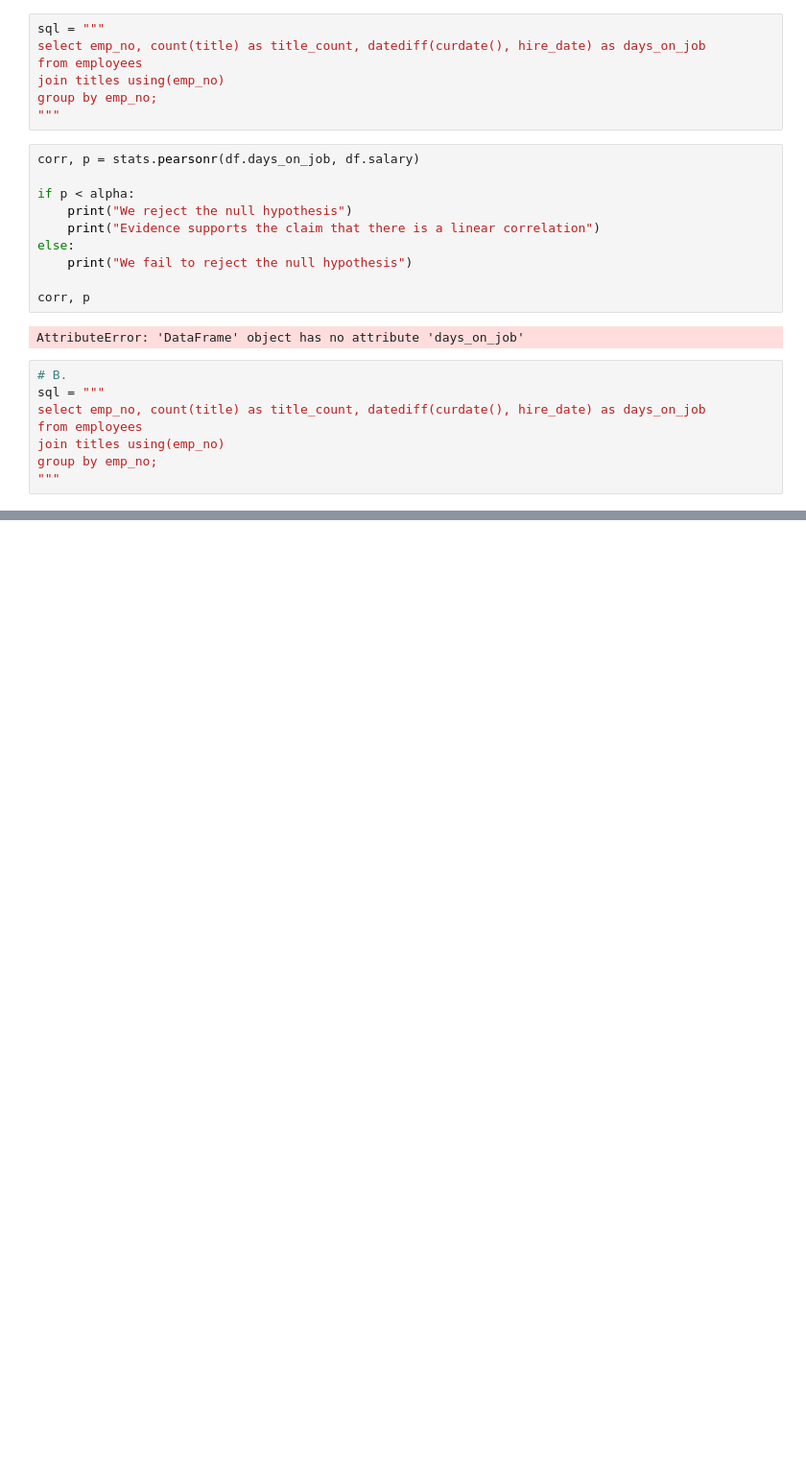
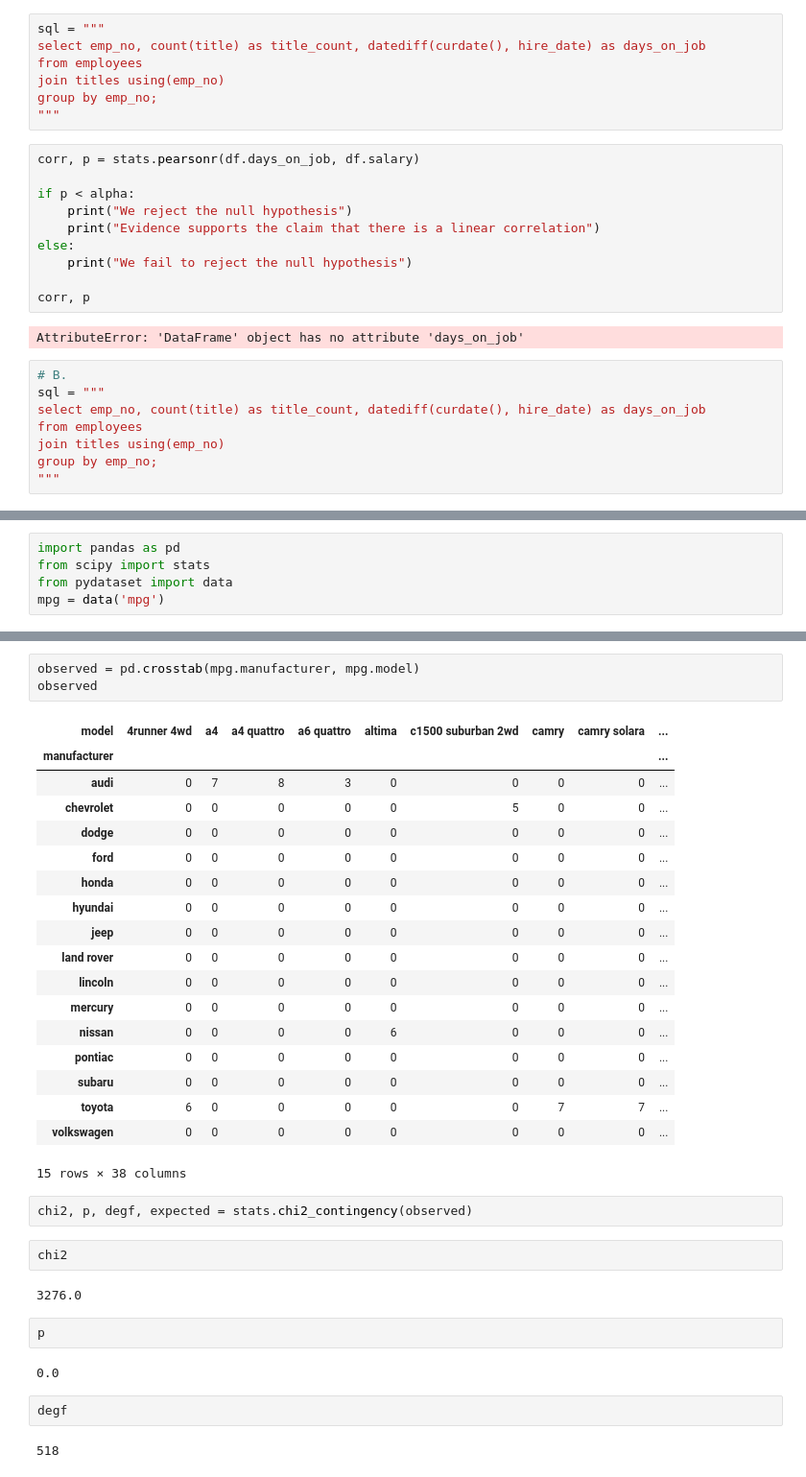
Before and after one commit to SLawsonWoods/statistics-exercises, a Jupyter notebook: hypothesis_testing.ipynb, the cells around one changed output, grey strips where cells are left out. Shown at 96% size. Cells and saved outputs as stored; diff of their text form; blank space fills up the shorter version.

```diff
--- a/hypothesis_testing.ipynb
+++ b/hypothesis_testing.ipynb
@@ -599,0 +634,5 @@ df.head()
+# %%
+import pandas as pd
+from scipy import stats
+from pydataset import data
+mpg = data('mpg')
@@ -599,0 +694,36 @@ df.head()
+# %%
+observed = pd.crosstab(mpg.manufacturer, mpg.model)
+observed
+# %% [output]
+| model | 4runner 4wd | a4 | a4 quattro | a6 quattro | altima | c1500 suburban 2wd | camry | camry solara | ... |
+| manufacturer |  |  |  |  |  |  |  |  | ... |
+| audi | 0 | 7 | 8 | 3 | 0 | 0 | 0 | 0 | ... |
+| chevrolet | 0 | 0 | 0 | 0 | 0 | 5 | 0 | 0 | ... |
+| dodge | 0 | 0 | 0 | 0 | 0 | 0 | 0 | 0 | ... |
+| ford | 0 | 0 | 0 | 0 | 0 | 0 | 0 | 0 | ... |
+| honda | 0 | 0 | 0 | 0 | 0 | 0 | 0 | 0 | ... |
+| hyundai | 0 | 0 | 0 | 0 | 0 | 0 | 0 | 0 | ... |
+| jeep | 0 | 0 | 0 | 0 | 0 | 0 | 0 | 0 | ... |
+| land rover | 0 | 0 | 0 | 0 | 0 | 0 | 0 | 0 | ... |
+| lincoln | 0 | 0 | 0 | 0 | 0 | 0 | 0 | 0 | ... |
+| mercury | 0 | 0 | 0 | 0 | 0 | 0 | 0 | 0 | ... |
+| nissan | 0 | 0 | 0 | 0 | 6 | 0 | 0 | 0 | ... |
+| pontiac | 0 | 0 | 0 | 0 | 0 | 0 | 0 | 0 | ... |
+| subaru | 0 | 0 | 0 | 0 | 0 | 0 | 0 | 0 | ... |
+| toyota | 6 | 0 | 0 | 0 | 0 | 0 | 7 | 7 | ... |
+| volkswagen | 0 | 0 | 0 | 0 | 0 | 0 | 0 | 0 | ... |
+15 rows × 38 columns
+# %%
+chi2, p, degf, expected = stats.chi2_contingency(observed)
+# %%
+chi2
+# %% [output]
+3276.0
+# %%
+p
+# %% [output]
+0.0
+# %%
+degf
+# %% [output]
+518
```
Also changed, not shown: parts of 26 cells of this notebook, 1 other file.
